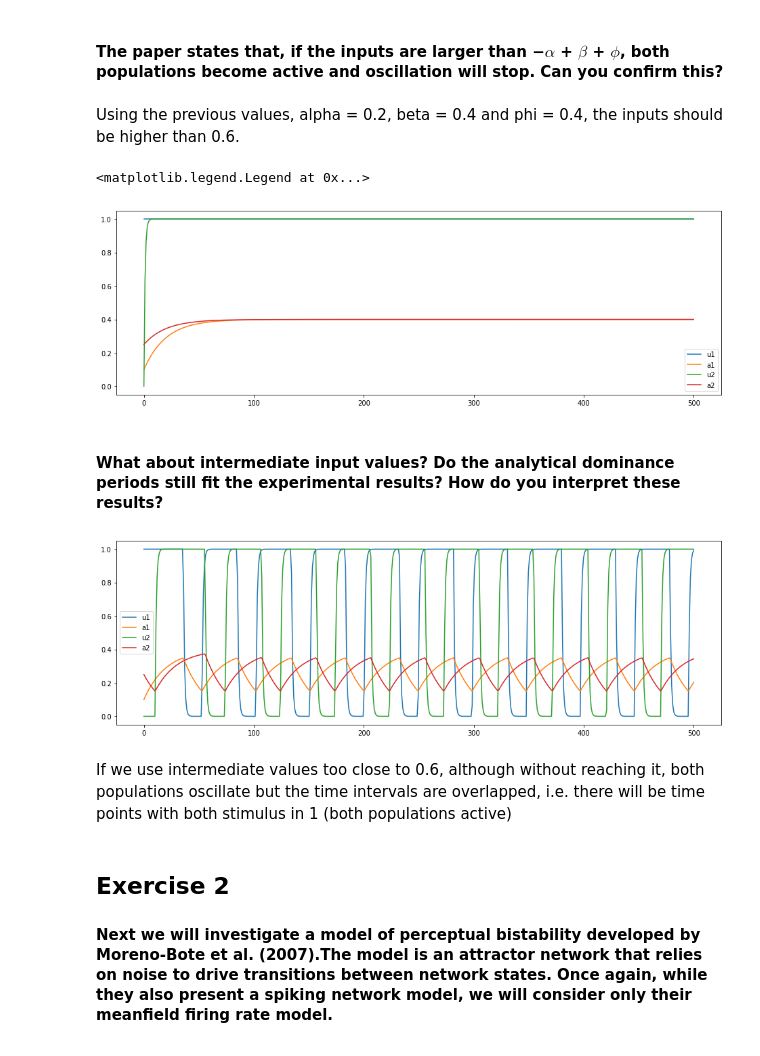
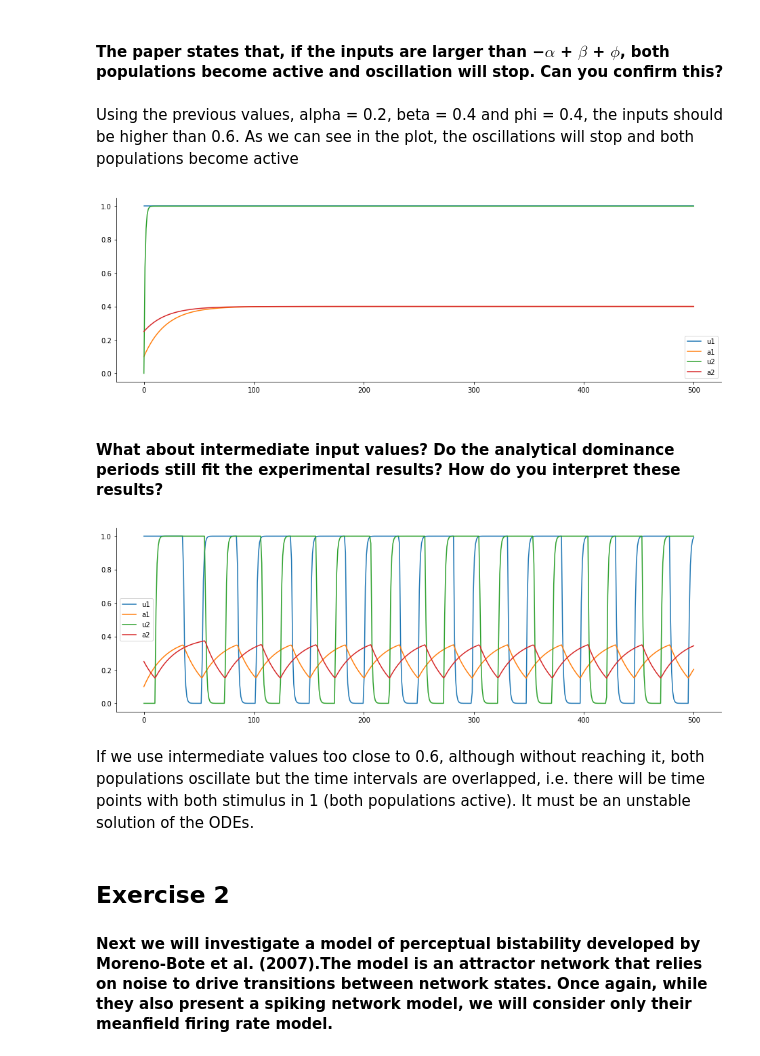
Before and after one commit to lauralopezgaldo/finalproject, a Jupyter notebook: PerceptualBistability.ipynb, the cells around one changed output. Drawn from its saved outputs; the diff is of its cells as text; code cells hidden in the pictures.

```diff
--- a/PerceptualBistability.ipynb
+++ b/PerceptualBistability.ipynb
@@ -125,21 +126,20 @@ They are similar but not exactly equal because we are solving the equations nume
 # %% [markdown]
 #### The paper states that, if the inputs are larger than −$\alpha$ + $\beta$ + $\phi$, both populations become active and oscillation will stop. Can you confirm this?
 # %% [markdown]
- Using the previous values, alpha = 0.2, beta = 0.4 and phi = 0.4, the inputs should be higher than 0.6.
+ Using the previous values, alpha = 0.2, beta = 0.4 and phi = 0.4, the inputs should be higher than 0.6. As we can see in the plot, the oscillations will stop and both populations become active
 # %%
 I1 = 0.64; I2 = 0.75; #Any value above 0.6 should work for this prove
 I = (I1,I2)
 sol = odeint(laing_chow, x_0, t, args=(I1,I2))
 u1 = sol [:,0]; a1 = sol [:,1]; u2 = sol [:,2]; a2 = sol [:,3]
 plt.figure(figsize=(16,5))
 plt.plot(t,sol[:,0],label='u1')
 plt.plot(t,sol[:,1],label='a1')
 plt.plot(t,sol[:,2],label='u2')
 plt.plot(t,sol[:,3],label='a2')
-plt.legend()
+plt.legend();sns.despine();
 # %% [output]
-<matplotlib.legend.Legend at 0x...>
-[figure, old version]
+[figure, new version]
 # %% [markdown]
 #### What about intermediate input values? Do the analytical dominance periods still fit the experimental results? How do you interpret these results?
 # %%
@@ -152,11 +152,11 @@ plt.plot(t,sol[:,0],label='u1')
 plt.plot(t,sol[:,1],label='a1')
 plt.plot(t,sol[:,2],label='u2')
 plt.plot(t,sol[:,3],label='a2')
-plt.legend();
+plt.legend();sns.despine();
 # %% [output]
-[figure, old version]
+[figure, new version]
 # %% [markdown]
-If we use intermediate values too close to 0.6, although without reaching it, both populations oscillate but the time intervals are overlapped, i.e. there will be time points with both stimulus in 1 (both populations active)
+If we use intermediate values too close to 0.6, although without reaching it, both populations oscillate but the time intervals are overlapped, i.e. there will be time points with both stimulus in 1 (both populations active). It must be an unstable solution of the ODEs.
 # %% [markdown]
 ## Exercise 2
 #### Next we will investigate a model of perceptual bistability developed by Moreno-Bote et al. (2007).The model is an attractor network that relies on noise to drive transitions between network states. Once again, while they also present a spiking network model, we will consider only their meanfield firing rate model.
```
Also changed, not shown: parts of 18 cells of this notebook.
